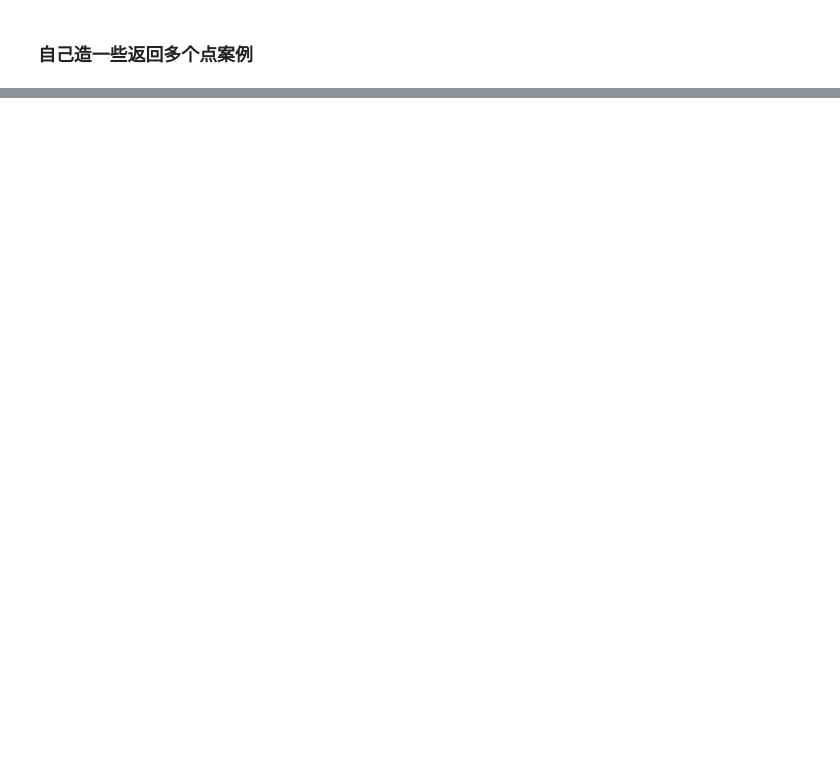
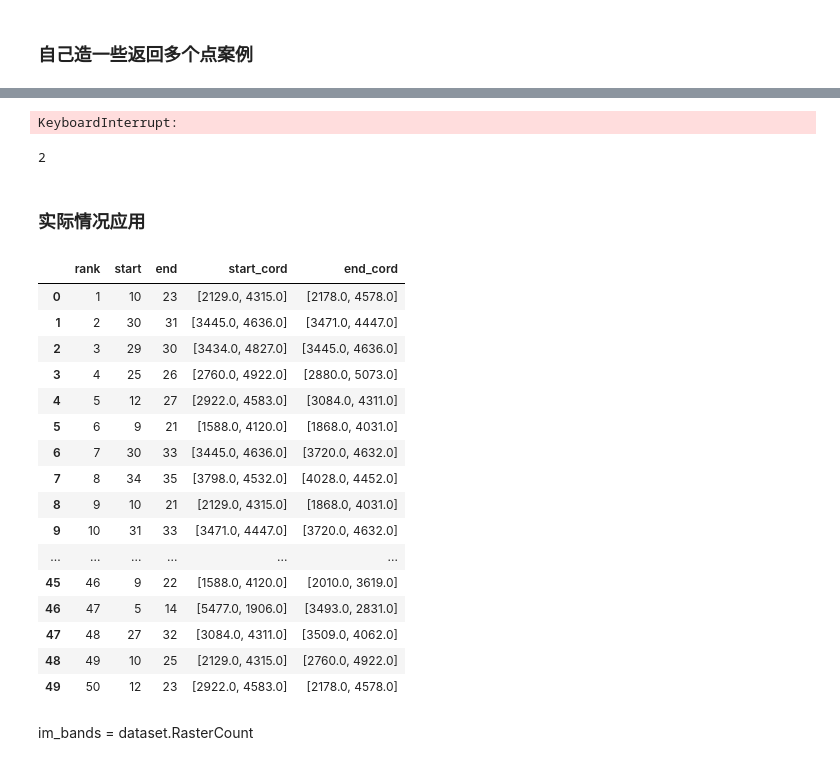
Before and after one commit to PANDASANG1231/landscape-ecological-network-optimization, a Jupyter notebook: src/002.greedy_search.ipynb, the cells around one changed output, grey strips where cells are left out. Cells and saved outputs as stored; diff of their text form; code cells hidden in the pictures; blank space fills up the shorter version.

```diff
--- a/src/002.greedy_search.ipynb
+++ b/src/002.greedy_search.ipynb
@@ -245,0 +325,11 @@ visualize(MESC, ERV, path_pool);
+# %%
+start = [0, 0]
+end = [3800, 4300]
+end_idx = int(1.1*max(end))
+
+mesc = MESC[:end_idx, :end_idx]
+erv = ERV[:end_idx, :end_idx]
+
+path_pool = main(mesc, erv, start, end, visualize=False)
+# %% [output]
+KeyboardInterrupt:
@@ -245,0 +340,67 @@ visualize(MESC, ERV, path_pool);
+# %%
+len(path_pool)
+# %% [output]
+2
+# %% [markdown]
+### 实际情况应用
+# %%
+def get_data_from_tif(file_path):
+
+    from osgeo import gdal
+
+    gdal.AllRegister()
+
+    dataset = gdal.Open(file_path)
+    nXSize = dataset.RasterXSize
+    nYSize = dataset.RasterYSize
+    nBands = dataset.RasterCount
+
+    im_data = dataset.ReadAsArray(0,0,nXSize,nYSize)
+    adfGeoTransform = dataset.GetGeoTransform()
+
+    return im_data, adfGeoTransform, nXSize, nYSize, nBands
+
+ECR, adfGeoTransform, nXSize, nYSize, nBands = get_data_from_tif(r'/Users/tuanzai/Desktop/Canada/001.UBC/block_capstone/花姐项目/simple_landscape_analysis/history/2.4.4/实际/ECR_values_10ranks1.tif')
+MESC, _, _, _, _ = get_data_from_tif(r'/Users/tuanzai/Desktop/Canada/001.UBC/block_capstone/花姐项目/simple_landscape_analysis/history/2.4.4/实际/MESC_of_NS_Agri_Cons2.tif')
+# %%
+points_of_interests = pd.read_csv("/Users/tuanzai/Desktop/Canada/001.UBC/block_capstone/花姐项目/simple_landscape_analysis/history/2.4.4/实际/关注的节点编号及XY坐标.csv")
+points_of_interests = pd.DataFrame(np.concatenate([points_of_interests[["start", "start X", "start Y"]].values, points_of_interests[["end", "end X", "end Y"]].values], axis=0))
+points_of_interests.columns = ["idx", "X", "Y"]
+points_of_interests = points_of_interests.drop_duplicates().astype(float).reset_index(drop=True)
+points_of_interests["left_top_X"] = adfGeoTransform[0]
+points_of_interests["left_top_Y"] = adfGeoTransform[3]
+points_of_interests["nY"] = ((points_of_interests["X"] - points_of_interests["left_top_X"]) / adfGeoTransform[1]).astype(int)
+points_of_interests["nX"] = ((points_of_interests["Y"] - points_of_interests["left_top_Y"]) / adfGeoTransform[5]).astype(int)
+points_of_interests
+
+mapping_dict = {}
+for idx, row in points_of_interests.iterrows():
+    mapping_dict[int(row["idx"])] = [row["nX"], row["nY"]]
+
+points_of_interests = pd.read_csv("/Users/tuanzai/Desktop/Canada/001.UBC/block_capstone/花姐项目/simple_landscape_analysis/history/2.4.4/实际/关注的节点编号及XY坐标.csv")
+# %%
+final_input = points_of_interests[["rank", "start", "end"]].astype(int)
+final_input["start_cord"] = final_input["start"].map(mapping_dict)
+final_input["end_cord"] = final_input["end"].map(mapping_dict)
+
+final_input
+# %% [output]
+|  | rank | start | end | start_cord | end_cord |
+| 0 | 1 | 10 | 23 | [2129.0, 4315.0] | [2178.0, 4578.0] |
+| 1 | 2 | 30 | 31 | [3445.0, 4636.0] | [3471.0, 4447.0] |
+| 2 | 3 | 29 | 30 | [3434.0, 4827.0] | [3445.0, 4636.0] |
+| 3 | 4 | 25 | 26 | [2760.0, 4922.0] | [2880.0, 5073.0] |
+| 4 | 5 | 12 | 27 | [2922.0, 4583.0] | [3084.0, 4311.0] |
+| 5 | 6 | 9 | 21 | [1588.0, 4120.0] | [1868.0, 4031.0] |
+| 6 | 7 | 30 | 33 | [3445.0, 4636.0] | [3720.0, 4632.0] |
+| 7 | 8 | 34 | 35 | [3798.0, 4532.0] | [4028.0, 4452.0] |
+| 8 | 9 | 10 | 21 | [2129.0, 4315.0] | [1868.0, 4031.0] |
+| 9 | 10 | 31 | 33 | [3471.0, 4447.0] | [3720.0, 4632.0] |
+| ... | ... | ... | ... | ... | ... |
+| 45 | 46 | 9 | 22 | [1588.0, 4120.0] | [2010.0, 3619.0] |
+| 46 | 47 | 5 | 14 | [5477.0, 1906.0] | [3493.0, 2831.0] |
+| 47 | 48 | 27 | 32 | [3084.0, 4311.0] | [3509.0, 4062.0] |
+| 48 | 49 | 10 | 25 | [2129.0, 4315.0] | [2760.0, 4922.0] |
+| 49 | 50 | 12 | 23 | [2922.0, 4583.0] | [2178.0, 4578.0] |
+# %% [markdown]
+im_bands = dataset.RasterCount
```
Also changed, not shown: parts of 17 cells of this notebook, 4 other files.
